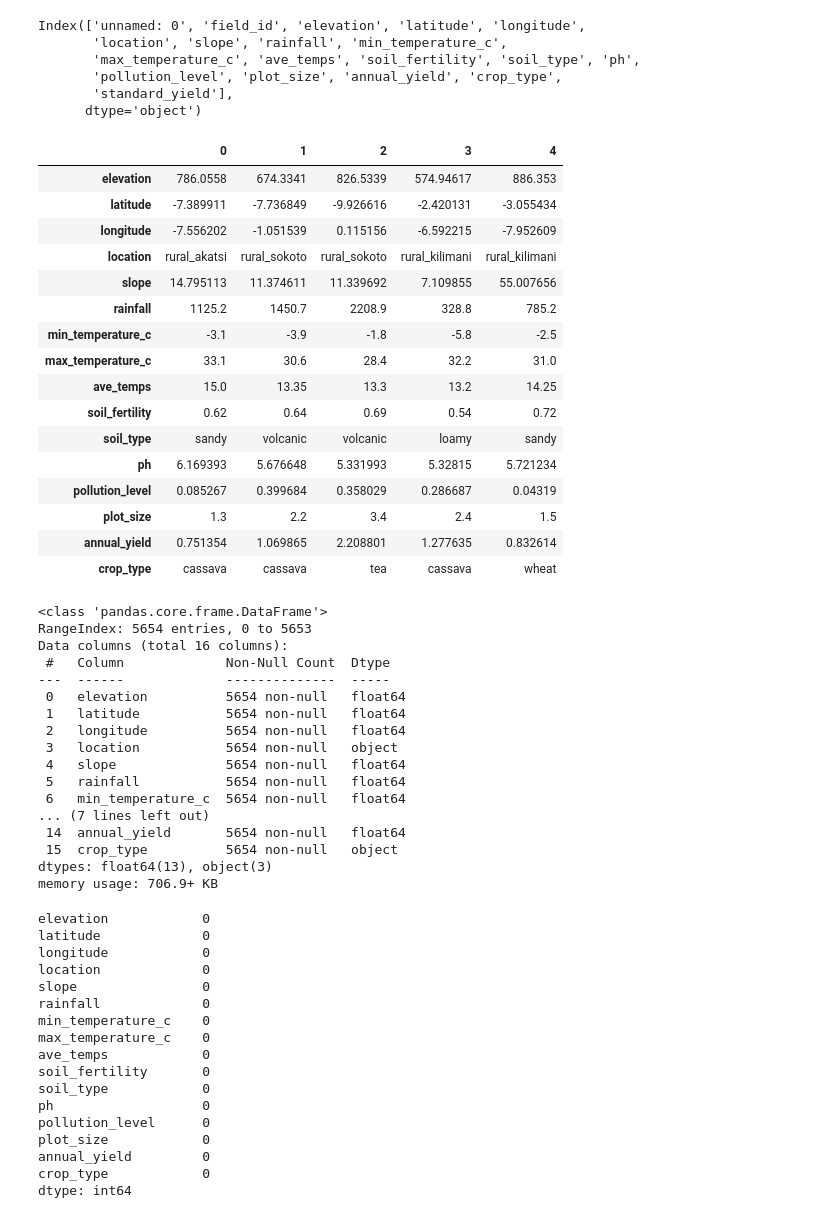
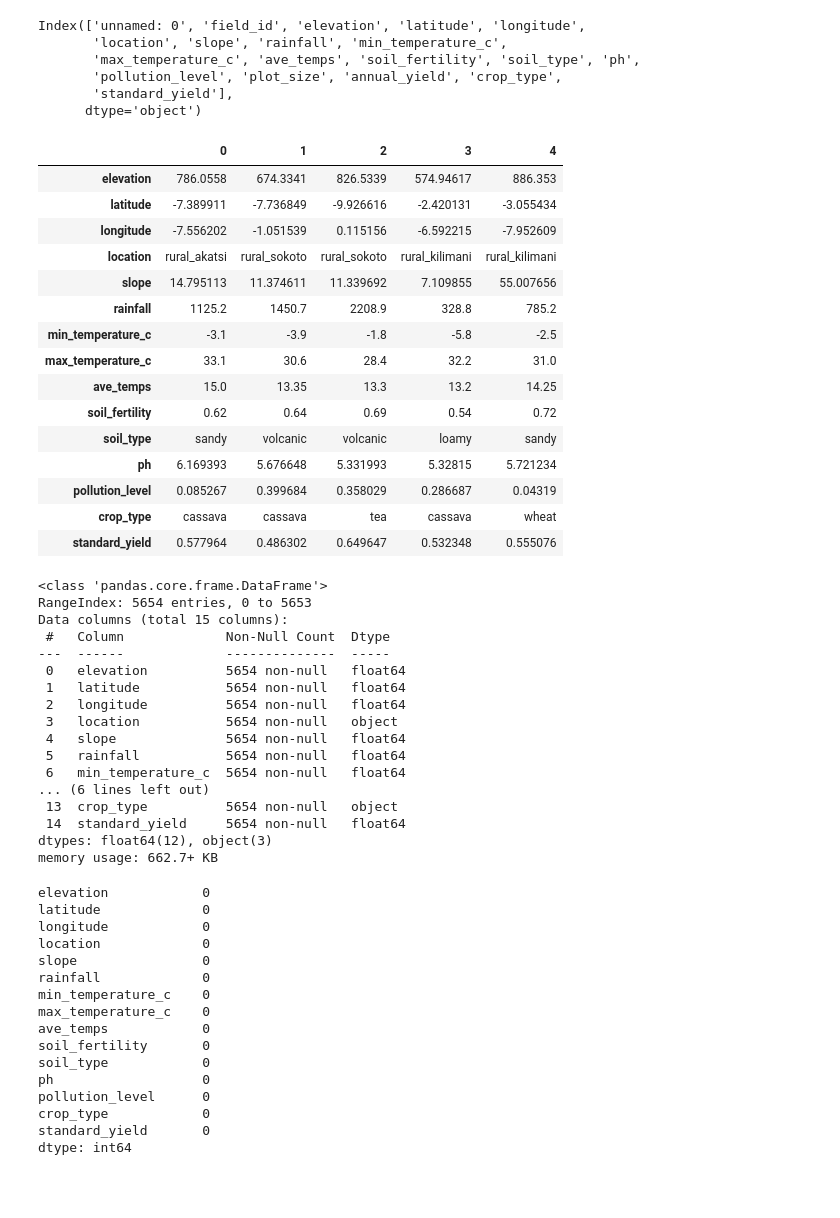
Before and after one commit to aaronGeb/cropchain, a Jupyter notebook: notebook/data_preprocessing.ipynb, the cells around one changed output. Drawn from its saved outputs; the diff is of its cells as text; code cells hidden in the pictures; blank space fills up the shorter version.

```diff
--- a/notebook/data_preprocessing.ipynb
+++ b/notebook/data_preprocessing.ipynb
@@ -72,18 +72,24 @@ data.describe().T
 | Annual_yield | 5654.0 | 2.090399 | 1.935000 | 1.722257e-01 | 0.767032 | 1.446648 | 2.530662 | 12.695224 |
 | Standard_yield | 5654.0 | 0.534405 | 0.111806 | 1.707173e-01 | 0.460386 | 0.528836 | 0.599942 | 0.898037 |
 # %%
-def rename_observation(data:DataFrame) -> DataFrame:
-  '''rename the observation in the dataset
-      Args:
-          data: DataFrame: dataset
+def rename_observation(data: DataFrame) -> DataFrame:
+    """rename the observation in the dataset
+    Args:
+        data: DataFrame: dataset
 
-      Returns:
-          DataFrame: dataset
-  '''
-  for col in data.columns:
-    if data[col].dtype == 'object':
-      data[col] = data[col].str.lower().str.strip().str.replace(' ', '_').replace('-', '_')
-  return data
+    Returns:
+        DataFrame: dataset
+    """
+    for col in data.columns:
+        if data[col].dtype == "object":
+            data[col] = (
+                data[col]
+                .str.lower()
+                .str.strip()
+                .str.replace(" ", "_")
+                .replace("-", "_")
+            )
+    return data
 # %%
 data = rename_observation(data)
 data.head().T
@@ -183,31 +189,30 @@ def drop_columns(data:DataFrame, columns: list) -> DataFrame:
 # %%
-col_list = ['unnamed: 0','field_id', 'standard_yield']
+col_list = ["unnamed: 0", "field_id","plot_size", "annual_yield"]
 data = drop_columns(data, col_list)
 data.head().T
 # %% [output]
 |  | 0 | 1 | 2 | 3 | 4 |
 | elevation | 786.0558 | 674.3341 | 826.5339 | 574.94617 | 886.353 |
 | latitude | -7.389911 | -7.736849 | -9.926616 | -2.420131 | -3.055434 |
 | longitude | -7.556202 | -1.051539 | 0.115156 | -6.592215 | -7.952609 |
 | location | rural_akatsi | rural_sokoto | rural_sokoto | rural_kilimani | rural_kilimani |
 | slope | 14.795113 | 11.374611 | 11.339692 | 7.109855 | 55.007656 |
 | rainfall | 1125.2 | 1450.7 | 2208.9 | 328.8 | 785.2 |
 | min_temperature_c | -3.1 | -3.9 | -1.8 | -5.8 | -2.5 |
 | max_temperature_c | 33.1 | 30.6 | 28.4 | 32.2 | 31.0 |
 | ave_temps | 15.0 | 13.35 | 13.3 | 13.2 | 14.25 |
 | soil_fertility | 0.62 | 0.64 | 0.69 | 0.54 | 0.72 |
 | soil_type | sandy | volcanic | volcanic | loamy | sandy |
 | ph | 6.169393 | 5.676648 | 5.331993 | 5.32815 | 5.721234 |
 | pollution_level | 0.085267 | 0.399684 | 0.358029 | 0.286687 | 0.04319 |
-| plot_size | 1.3 | 2.2 | 3.4 | 2.4 | 1.5 |
-| annual_yield | 0.751354 | 1.069865 | 2.208801 | 1.277635 | 0.832614 |
 | crop_type | cassava | cassava | tea | cassava | wheat |
+| standard_yield | 0.577964 | 0.486302 | 0.649647 | 0.532348 | 0.555076 |
 # %%
 data.info()
 # %% [output]
 <class 'pandas.core.frame.DataFrame'>
 RangeIndex: 5654 entries, 0 to 5653
-Data columns (total 16 columns):
+Data columns (total 15 columns):
  #   Column             Non-Null Count  Dtype
 ---  ------             --------------  -----
  0   elevation          5654 non-null   float64
@@ -217,11 +222,11 @@ Data columns (total 16 columns):
  4   slope              5654 non-null   float64
  5   rainfall           5654 non-null   float64
  6   min_temperature_c  5654 non-null   float64
-... (7 lines left out)
- 14  annual_yield       5654 non-null   float64
- 15  crop_type          5654 non-null   object
-dtypes: float64(13), object(3)
-memory usage: 706.9+ KB
+... (6 lines left out)
+ 13  crop_type          5654 non-null   object
+ 14  standard_yield     5654 non-null   float64
+dtypes: float64(12), object(3)
+memory usage: 662.7+ KB
 # %%
 data.isna().sum()
 # %% [output]
@@ -238,9 +243,8 @@ soil_fertility       0
 soil_type            0
 ph                   0
 pollution_level      0
-plot_size            0
-annual_yield         0
 crop_type            0
+standard_yield       0
 dtype: int64
 # %%
 data.describe().T
```
Also changed, not shown: parts of 9 cells of this notebook, 18 other files.
